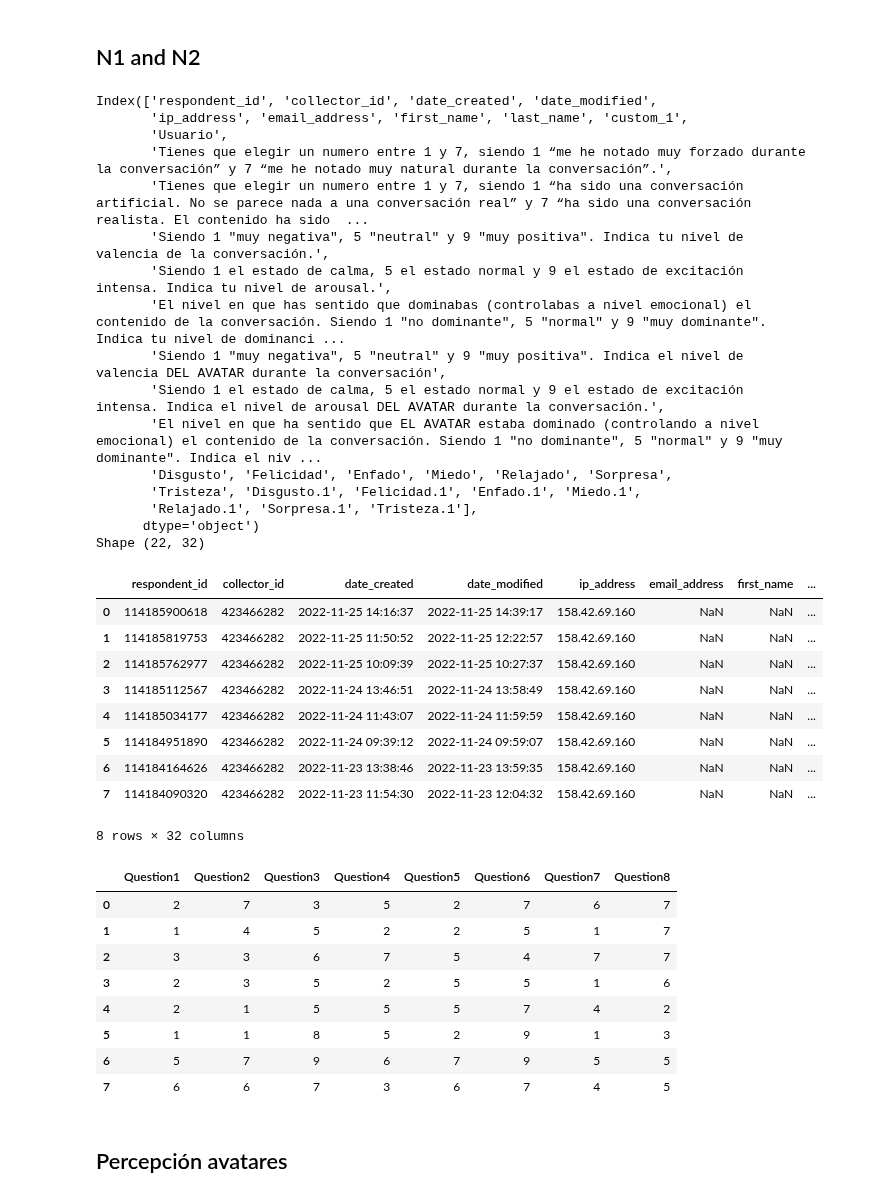
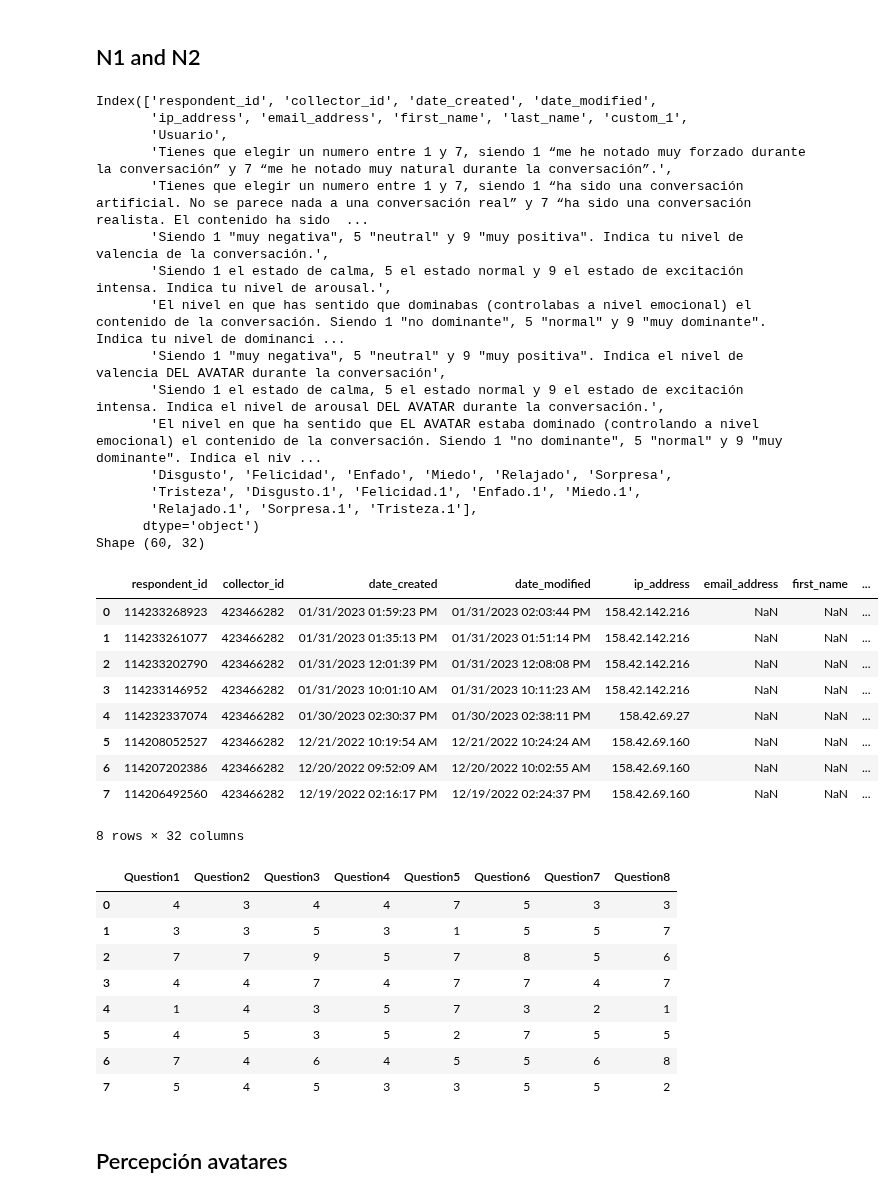
Before and after one commit to ASAPLableni/LableniBot, a Jupyter notebook: DataAnalysis/AnalysisQuest.ipynb, the cells around one changed output. Saved outputs shown, nothing was run; the diff lists cells and outputs as text; code cells hidden in the pictures.

```diff
--- a/DataAnalysis/AnalysisQuest.ipynb
+++ b/DataAnalysis/AnalysisQuest.ipynb
@@ -314,36 +296,36 @@ Shape (25, 58)
 # %% [markdown]
 ## N1 and N2
 # %%
-df_n1 = pd.read_excel("../Cuestionarios/CHATBOTs_N1.xlsx", skiprows=[1])
+df_n1 = pd.read_csv("../Cuestionarios/CHATBOTs_N1.csv", skiprows=[1])
 print(df_n1.columns)
 print("Shape", df_n1.shape)
 display(df_n1.head(8))
 # %% [output]
 Index(['respondent_id', 'collector_id', 'date_created', 'date_modified',
        'ip_address', 'email_address', 'first_name', 'last_name', 'custom_1',
        'Usuario',
        'Tienes que elegir un numero entre 1 y 7, siendo 1 “me he notado muy forzado durante la conversación” y 7 “me he notado muy natural durante la conversación”.',
        'Tienes que elegir un numero entre 1 y 7, siendo 1 “ha sido una conversación artificial. No se parece nada a una conversación real” y 7 “ha sido una conversación realista. El contenido ha sido  ...
        'Siendo 1 "muy negativa", 5 "neutral" y 9 "muy positiva". Indica tu nivel de valencia de la conversación.',
        'Siendo 1 el estado de calma, 5 el estado normal y 9 el estado de excitación intensa. Indica tu nivel de arousal.',
        'El nivel en que has sentido que dominabas (controlabas a nivel emocional) el contenido de la conversación. Siendo 1 "no dominante", 5 "normal" y 9 "muy dominante". Indica tu nivel de dominanci ...
        'Siendo 1 "muy negativa", 5 "neutral" y 9 "muy positiva". Indica el nivel de valencia DEL AVATAR durante la conversación',
        'Siendo 1 el estado de calma, 5 el estado normal y 9 el estado de excitación intensa. Indica el nivel de arousal DEL AVATAR durante la conversación.',
        'El nivel en que ha sentido que EL AVATAR estaba dominado (controlando a nivel emocional) el contenido de la conversación. Siendo 1 "no dominante", 5 "normal" y 9 "muy dominante". Indica el niv ...
        'Disgusto', 'Felicidad', 'Enfado', 'Miedo', 'Relajado', 'Sorpresa',
        'Tristeza', 'Disgusto.1', 'Felicidad.1', 'Enfado.1', 'Miedo.1',
        'Relajado.1', 'Sorpresa.1', 'Tristeza.1'],
       dtype='object')
-Shape (22, 32)
+Shape (60, 32)
 |  | respondent_id | collector_id | date_created | date_modified | ip_address | email_address | first_name | ... |
-| 0 | 114185900618 | 423466282 | 2022-11-25 14:16:37 | 2022-11-25 14:39:17 | 158.42.69.160 | NaN | NaN | ... |
-| 1 | 114185819753 | 423466282 | 2022-11-25 11:50:52 | 2022-11-25 12:22:57 | 158.42.69.160 | NaN | NaN | ... |
-| 2 | 114185762977 | 423466282 | 2022-11-25 10:09:39 | 2022-11-25 10:27:37 | 158.42.69.160 | NaN | NaN | ... |
-| 3 | 114185112567 | 423466282 | 2022-11-24 13:46:51 | 2022-11-24 13:58:49 | 158.42.69.160 | NaN | NaN | ... |
-| 4 | 114185034177 | 423466282 | 2022-11-24 11:43:07 | 2022-11-24 11:59:59 | 158.42.69.160 | NaN | NaN | ... |
-| 5 | 114184951890 | 423466282 | 2022-11-24 09:39:12 | 2022-11-24 09:59:07 | 158.42.69.160 | NaN | NaN | ... |
-| 6 | 114184164626 | 423466282 | 2022-11-23 13:38:46 | 2022-11-23 13:59:35 | 158.42.69.160 | NaN | NaN | ... |
-| 7 | 114184090320 | 423466282 | 2022-11-23 11:54:30 | 2022-11-23 12:04:32 | 158.42.69.160 | NaN | NaN | ... |
+| 0 | 114233268923 | 423466282 | 01/31/2023 01:59:23 PM | 01/31/2023 02:03:44 PM | 158.42.142.216 | NaN | NaN | ... |
+| 1 | 114233261077 | 423466282 | 01/31/2023 01:35:13 PM | 01/31/2023 01:51:14 PM | 158.42.142.216 | NaN | NaN | ... |
+| 2 | 114233202790 | 423466282 | 01/31/2023 12:01:39 PM | 01/31/2023 12:08:08 PM | 158.42.142.216 | NaN | NaN | ... |
+| 3 | 114233146952 | 423466282 | 01/31/2023 10:01:10 AM | 01/31/2023 10:11:23 AM | 158.42.142.216 | NaN | NaN | ... |
+| 4 | 114232337074 | 423466282 | 01/30/2023 02:30:37 PM | 01/30/2023 02:38:11 PM | 158.42.69.27 | NaN | NaN | ... |
+| 5 | 114208052527 | 423466282 | 12/21/2022 10:19:54 AM | 12/21/2022 10:24:24 AM | 158.42.69.160 | NaN | NaN | ... |
+| 6 | 114207202386 | 423466282 | 12/20/2022 09:52:09 AM | 12/20/2022 10:02:55 AM | 158.42.69.160 | NaN | NaN | ... |
+| 7 | 114206492560 | 423466282 | 12/19/2022 02:16:17 PM | 12/19/2022 02:24:37 PM | 158.42.69.160 | NaN | NaN | ... |
 8 rows × 32 columns
 # %%
 old_columns_name = [
@@ -370,14 +352,14 @@ for old_c, new_c in change_name_column_dict.items():
 display(df_n1[new_columns_name].head(8))
 # %% [output]
 |  | Question1 | Question2 | Question3 | Question4 | Question5 | Question6 | Question7 | Question8 |
-| 0 | 2 | 7 | 3 | 5 | 2 | 7 | 6 | 7 |
-| 1 | 1 | 4 | 5 | 2 | 2 | 5 | 1 | 7 |
-| 2 | 3 | 3 | 6 | 7 | 5 | 4 | 7 | 7 |
-| 3 | 2 | 3 | 5 | 2 | 5 | 5 | 1 | 6 |
-| 4 | 2 | 1 | 5 | 5 | 5 | 7 | 4 | 2 |
-| 5 | 1 | 1 | 8 | 5 | 2 | 9 | 1 | 3 |
-| 6 | 5 | 7 | 9 | 6 | 7 | 9 | 5 | 5 |
-| 7 | 6 | 6 | 7 | 3 | 6 | 7 | 4 | 5 |
+| 0 | 4 | 3 | 4 | 4 | 7 | 5 | 3 | 3 |
+| 1 | 3 | 3 | 5 | 3 | 1 | 5 | 5 | 7 |
+| 2 | 7 | 7 | 9 | 5 | 7 | 8 | 5 | 6 |
+| 3 | 4 | 4 | 7 | 4 | 7 | 7 | 4 | 7 |
+| 4 | 1 | 4 | 3 | 5 | 7 | 3 | 2 | 1 |
+| 5 | 4 | 5 | 3 | 5 | 2 | 7 | 5 | 5 |
+| 6 | 7 | 4 | 6 | 4 | 5 | 5 | 6 | 8 |
+| 7 | 5 | 4 | 5 | 3 | 3 | 5 | 5 | 2 |
 # %% [markdown]
 ## Percepción avatares
 # %%
```
Also changed, not shown: parts of 23 cells of this notebook, 3 other files.
